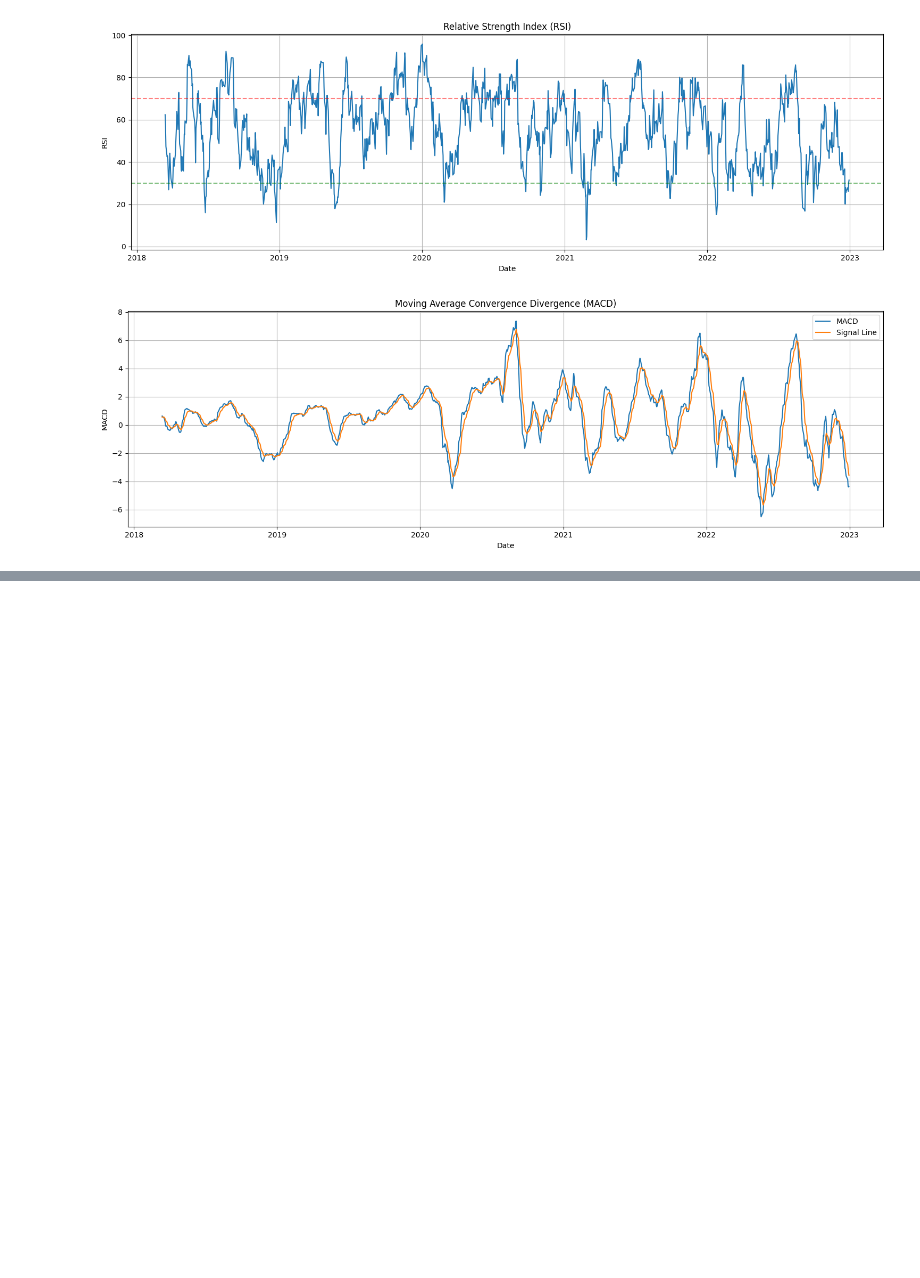
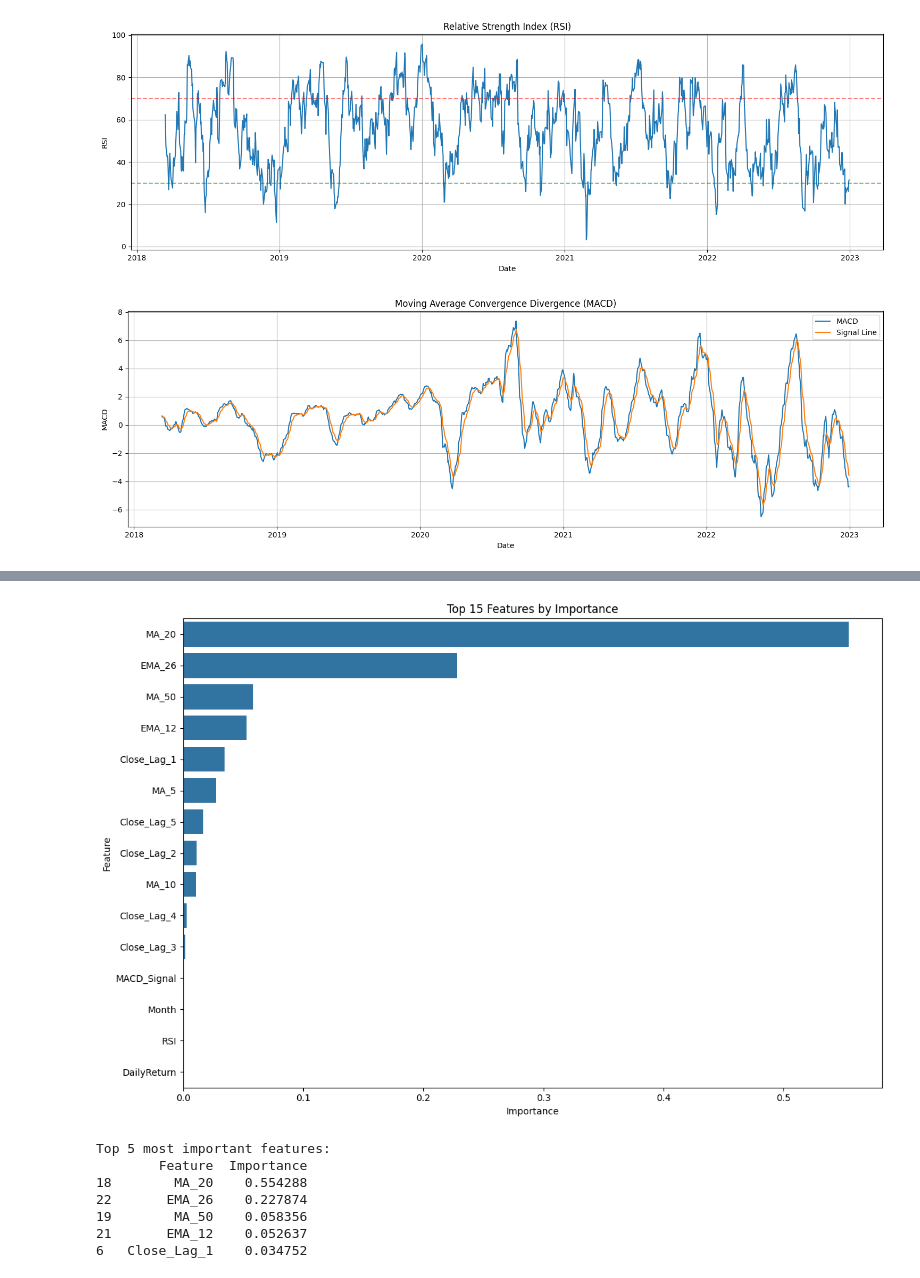
Before and after one commit to sandeepsony/PandasPrep, a Jupyter notebook: Timeseries_finance.ipynb, the cells around one changed output, grey strips where cells are left out. Saved outputs shown, nothing was run; the diff lists cells and outputs as text; code cells hidden in the pictures; blank space fills up the shorter version.

```diff
--- a/Timeseries_finance.ipynb
+++ b/Timeseries_finance.ipynb
@@ -196,0 +284,21 @@ display(stock_data)
+# %%
+# Import XGBoost
+import xgboost as xgb
+
+# Create the XGBoost model with carefully chosen parameters
+model = xgb.XGBRegressor(
+    n_estimators=100,  # Number of trees
+    learning_rate=0.05,  # Learning rate
+    max_depth=5,  # Maximum tree depth
+    min_child_weight=1,  # Minimum sum of weights in a child
+    subsample=0.8,  # Fraction of samples used for training trees
+    colsample_bytree=0.8,  # Fraction of features used for training trees
+    random_state=42  # For reproducibility
+)
+
+# Train the model
+model.fit(X_train, y_train)
+
+# Make predictions on both training and test sets
+train_pred = model.predict(X_train)
+test_pred = model.predict(X_test)
@@ -196,0 +389,25 @@ display(stock_data)
+# %%
+# Get feature importance from the model
+feature_importance = pd.DataFrame({
+    'Feature': X_train.columns,
+    'Importance': model.feature_importances_
+}).sort_values('Importance', ascending=False)
+
+# Plot feature importance
+plt.figure(figsize=(12, 8))
+sns.barplot(x='Importance', y='Feature', data=feature_importance.head(15))
+plt.title('Top 15 Features by Importance')
+plt.tight_layout()
+plt.show()
+
+print("Top 5 most important features:")
+print(feature_importance.head(5))
+# %% [output]
+[figure, added]
+Top 5 most important features:
+        Feature  Importance
+18        MA_20    0.554288
+22       EMA_26    0.227874
+19        MA_50    0.058356
+21       EMA_12    0.052637
+6   Close_Lag_1    0.034752
```
Also changed, not shown: parts of 8 cells of this notebook.
